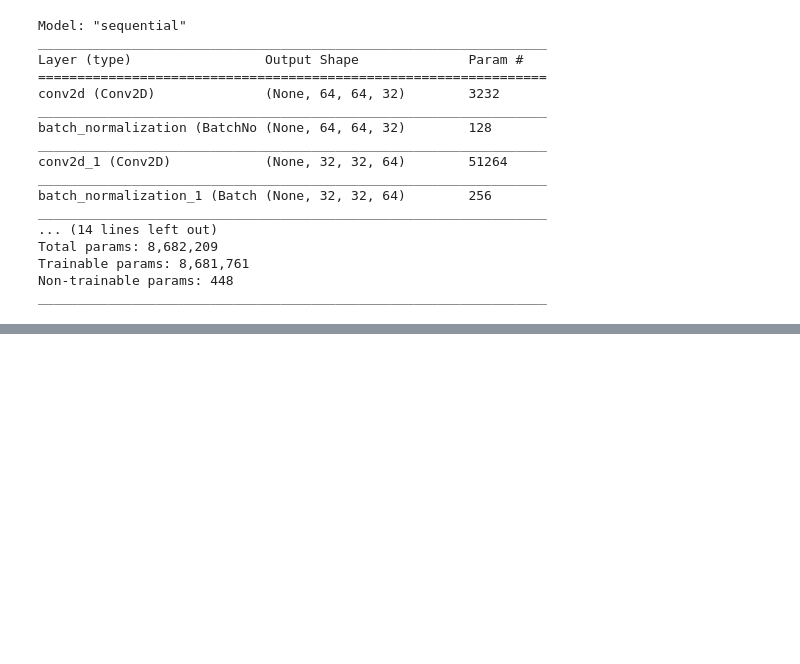
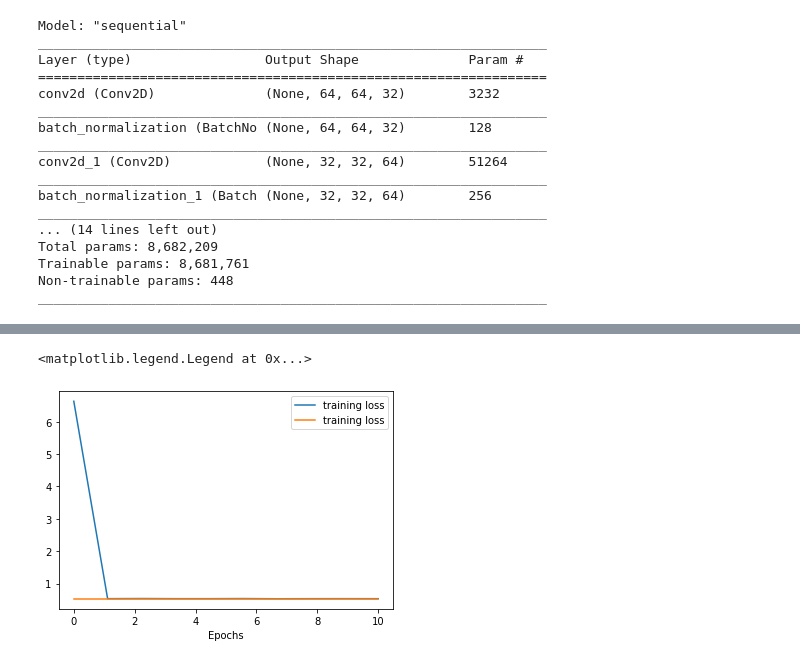
Before and after one commit to EiffL/sfh-inference-hackathon, a Jupyter notebook: notebooks/load_tng100_image_dataset.ipynb, the cells around one changed output, grey strips where cells are left out. Saved outputs shown, nothing was run; the diff lists cells and outputs as text; code cells hidden in the pictures; blank space fills up the shorter version.

Commit message:
Rerun notebook with images

```diff
--- a/notebooks/load_tng100_image_dataset.ipynb
+++ b/notebooks/load_tng100_image_dataset.ipynb
@@ -340,11 +338,14 @@ ResourceExhaustedError: in user code:
 # %%
 history.history.keys()
 loss=history.history["loss"]
 val_loss=history.history["val_loss"]
-acc=history.history["acc"]
+#acc=history.history["acc"]
 
 epochs=np.linspace(0,10,len(loss))
 plt.plot(epochs,loss,label='training loss')
 plt.plot(epochs,val_loss,label='training loss')
 plt.xlabel("Epochs")
 plt.legend()
+# %% [output]
+<matplotlib.legend.Legend at 0x...>
+[figure, added]
```
Also changed, not shown: parts of 8 cells of this notebook.
